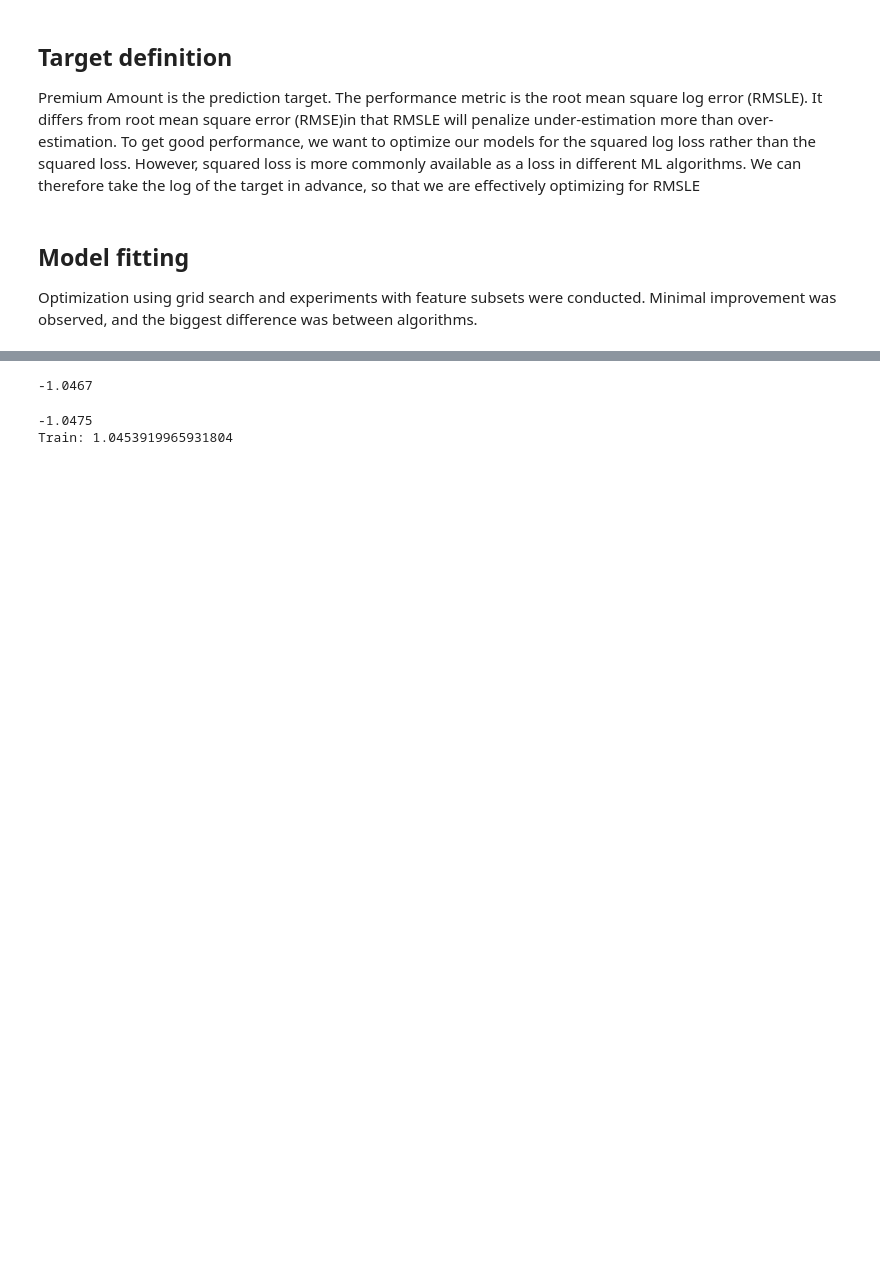
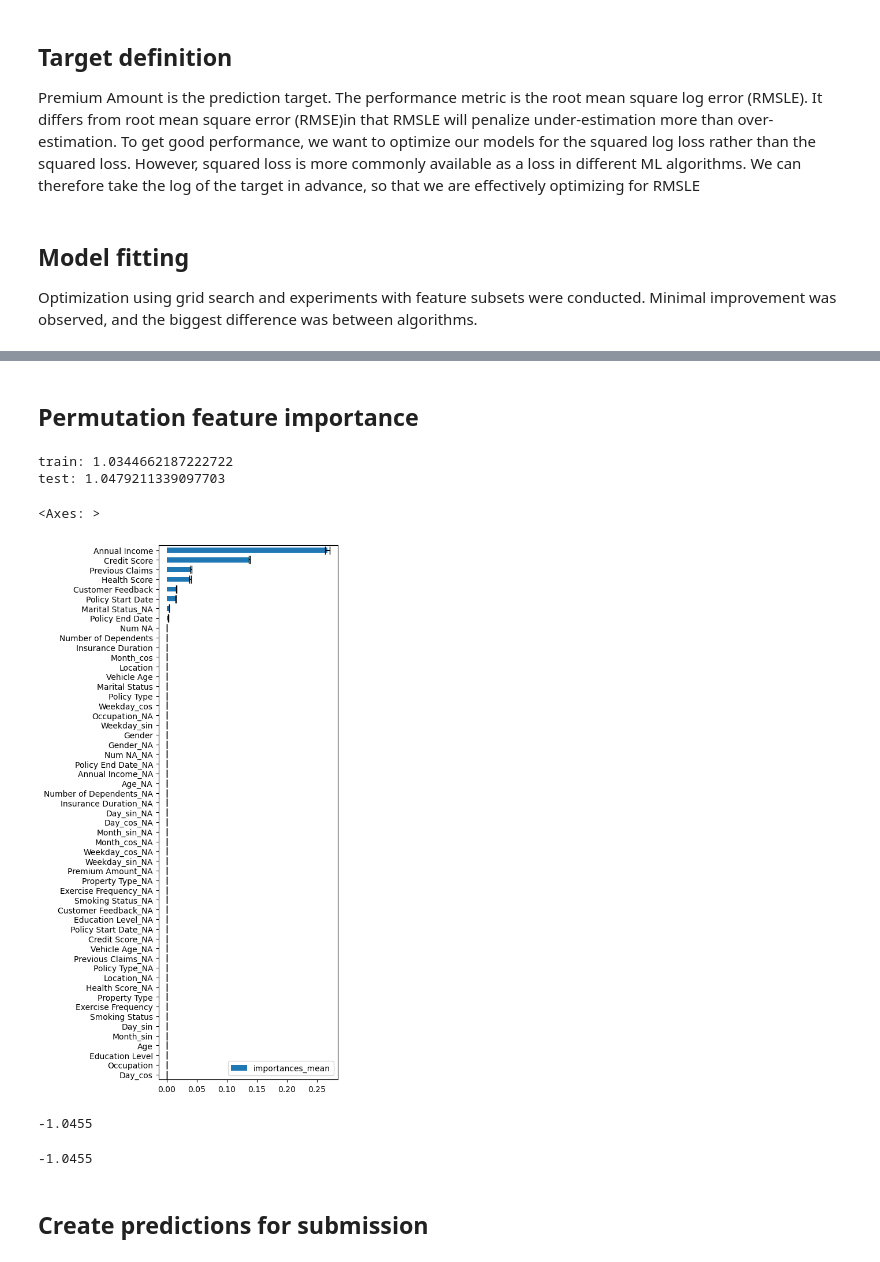
Before and after one commit to xelanicol/Portfolio, a Jupyter notebook: Kaggle_regression_insurance/kaggle_regression_insurance_keep_native_categorical_keep_NA.ipynb, the cells around one changed output, grey strips where cells are left out. Drawn from its saved outputs; the diff is of its cells as text; code cells hidden in the pictures; blank space fills up the shorter version.

```diff
--- a/Kaggle_regression_insurance/kaggle_regression_insurance_keep_native_categorical_keep_NA.ipynb
+++ b/Kaggle_regression_insurance/kaggle_regression_insurance_keep_native_categorical_keep_NA.ipynb
@@ -248,8 +377,57 @@ print('%.4f'%np.mean(
+# %% [markdown]
+## Permutation feature importance
+# %%
+reg.fit(xtrain,ytrain)
+print('train:',root_mean_squared_error(ytrain,reg.predict(xtrain)))
+print('test:',root_mean_squared_error(ytest,reg.predict(xtest)))
+importance = permutation_importance(reg,xtest,ytest,scoring='neg_mean_squared_error',n_jobs=-1)
+importance.pop('importances')
+importance = pd.DataFrame().from_dict(importance)
+importance.index = xtrain.columns
+# %% [output]
+train: 1.0344662187222722
+test: 1.0479211339097703
+# %%
+importance.sort_values(by='importances_mean').plot(kind='barh',xerr='importances_std',capsize=5,figsize=(4,12))
+# %% [output]
+<Axes: >
+[figure, added]
 # %%
+# Stacking model with all features
+hist = HistGradientBoostingRegressor(
+    categorical_features='from_dtype',
+)
+hist.set_params(**{'learning_rate': 0.016481472082907022,
+ 'min_samples_leaf': 6,
+ 'max_leaf_nodes': 50,
+ 'max_iter': 1923,
+ 'max_features': 0.7240295654420636,
+ 'l2_regularization': 0.00014519550640048023})
+
 pipe = StackingRegressor([
-    ('HistGBR',HistGradientBoostingRegressor(categorical_features='from_dtype',l2_regularization=0.1,max_features=0.8,max_iter=500)),
-    ('XGB',XGB.XGBRegressor(enable_categorical=True))],verbose=3,cv=3,n_jobs=-1)
+    ('HistGBR',hist),
+    ('XGB',XGB.XGBRegressor(enable_categorical=True))],verbose=3,cv=5,n_jobs=-1)
 print('%.4f'%np.mean(cross_val_score(pipe,X,Y,scoring='neg_root_mean_squared_error',cv=5)))
 # %% [output]
--1.0467
+-1.0455
+# %%
+# Stacking model with reduced features
+hist = HistGradientBoostingRegressor(
+    categorical_features='from_dtype',
+)
+hist.set_params(**{'learning_rate': 0.016481472082907022,
+ 'min_samples_leaf': 6,
+ 'max_leaf_nodes': 50,
+ 'max_iter': 1923,
+ 'max_features': 0.7240295654420636,
+ 'l2_regularization': 0.00014519550640048023})
+
+pipe = StackingRegressor([
+    ('HistGBR',hist),
+    ('XGB',XGB.XGBRegressor(enable_categorical=True))],verbose=3,cv=5,n_jobs=-1)
+print('%.4f'%np.mean(cross_val_score(pipe,X[net_contrib_cols],Y,scoring='neg_root_mean_squared_error',cv=5)))
+# %% [output]
+-1.0455
+# %% [markdown]
+## Create predictions for submission
 # %%
@@ -258,13 +436 @@ pred = np.expm1(pipe.predict(df_test))
 pd.DataFrame().from_dict({'id':df_test.index,'Premium Amount':pred}).to_csv('my_sample_submission.csv',index=False)
-# %%
-reg = HistGradientBoostingRegressor(
-    categorical_features='from_dtype',
-)
-print('%.4f'%np.mean(
-    cross_val_score(reg,X[sel_cols],Y,scoring='neg_root_mean_squared_error',cv=5)
-))
-reg.fit(X[sel_cols],Y)
-print('Train:',root_mean_squared_error(Y,reg.predict(X[sel_cols])))
-# %% [output]
--1.0475
-Train: 1.0453919965931804
```
Also changed, not shown: parts of 29 cells of this notebook, 8 other files.
